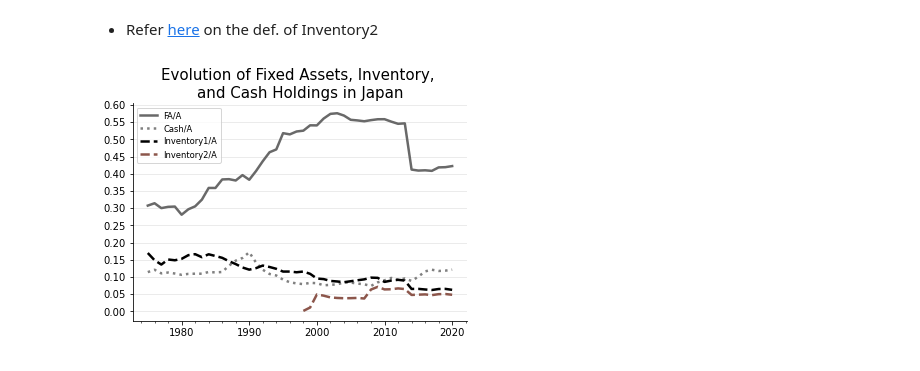
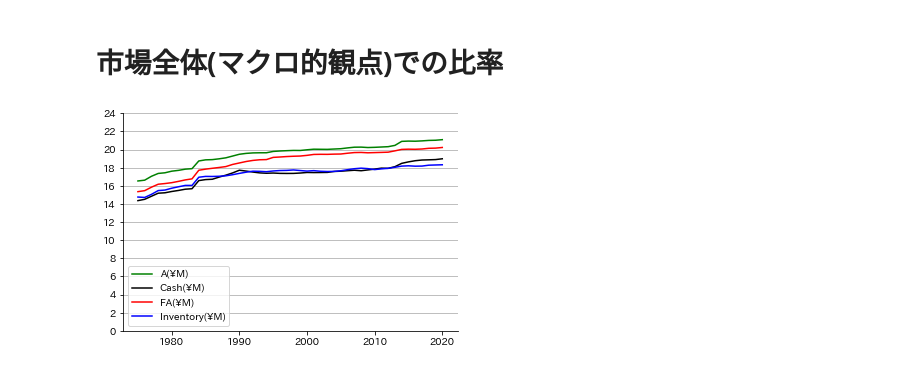
Before and after one commit to Icchi-Koza/seminar, a Jupyter notebook: Python in VScode/Kahle and Stultz/figure3.ipynb, the cells around one changed output. Cells and saved outputs as stored; diff of their text form; code cells hidden in the pictures.

```diff
--- a/Python in VScode/Kahle and Stultz/figure3.ipynb
+++ b/Python in VScode/Kahle and Stultz/figure3.ipynb
@@ -56,16 +48,0 @@ dat1.sample(5)
-# %%
-list2=[1,2,5,6,7,8]
-col3=dat2.columns.tolist()
-col4=[]
-for i in list2:
-          col4.append(col3[i])
-dat2=dat2.loc[:,col4]
-# %%
-dat1.columns=['Name','FY','A(¥M)','FA(¥M)','PP&E(¥M)','Cash(¥M)','Inventory1(¥M)']
-def f(a):
-  return(a[:4])
-dat1['FY']=dat1['FY'].apply(f)
-dat2.columns=['Name','FY','M&FG(¥M)','Semi-FG&WIP(¥M)','Raw materials&P/M s(¥M)','REFS(¥M)']
-dat2['FY']=dat2['FY'].apply(f)
-dat3=dat1.set_index(['Name','FY'])
-dat4=dat2.set_index(['Name','FY'])
@@ -115,20 +49,28 @@ dat7
-# %% [markdown]
-* Refer [here](https://kentaro-wada.com/uscpa-8-inventory/) on the def. of Inventory2
-# %%
-%matplotlib inline
-Figure, ax=plt.subplots()
-ax.set_title('Evolution of Fixed Assets, Inventory, \nand Cash Holdings in Japan', fontsize=15.0, loc='center')
-ax.spines['top'].set_visible(False)
-ax.spines['right'].set_visible(False)
-ax.set_yticks([0,0.05,0.1,0.15,0.2,0.25,0.3,0.35,0.4,0.45,0.5,0.55,0.6])
-minor_locater=AutoMinorLocator(5)
-ax.xaxis.set_minor_locator(minor_locater)
-ax.grid(axis="y", alpha=0.3)
-ax.plot(list3,dat7['FA/A'],c='dimgrey',label='FA/A',ls='-',lw=2.5)
-ax.plot(list3,dat7['Cash/A'],c='grey',label='Cash/A',ls=':',lw=2.5)
-ax.plot(list3,dat7['Inventory1/A'],c='k',label='Inventory1/A',ls='--',lw=2.5)
-ax.plot(list3,dat7['Inventory2/A'],c='tab:brown',label='Inventory2/A',ls='--',lw=2.5)
-ax.legend(fontsize='small')
-plt.show()
-# %% [output]
-[figure, removed]
+# %%
+col1=dat1.columns.tolist()
+col2=dat2.columns.tolist()
+List1=[i for i in col1 if i in col2]
+dat=pd.merge(dat1,dat2, on=List1, how='inner')
+col4=[1,3,2,7,6,8,11]
+dat=dat.iloc[:,col4]
+dat.columns=['Name','FY','Stock Code','A(¥M)','Cash(¥M)','FA(¥M)','Inventory(¥M)']
+def f(a):
+          return a[:4]
+dat['FY']=dat['FY'].apply(f).astype(int)
+# %% [markdown]
+# 市場全体(マクロ的観点)での比率
+# %%
+DAT=dat.groupby('FY').sum()
+# %%
+plt.gca().spines['right'].set_visible(False)
+plt.gca().spines['top'].set_visible(False)
+plt.plot(np.log(DAT['A(¥M)']),label='A(¥M)',c='green')
+plt.plot(np.log(DAT['Cash(¥M)']),label='Cash(¥M)',c='k')
+plt.plot(np.log(DAT['FA(¥M)']),label='FA(¥M)',c='red')
+plt.plot(np.log(DAT['Inventory(¥M)']),label='Inventory(¥M)',c='blue')
+plt.yticks(np.arange(0, 25, step=2))
+plt.grid(axis="y")
+plt.legend()
+plt.show()
+# %% [output]
+[figure, added]
```
Also changed, not shown: parts of 20 cells of this notebook.
